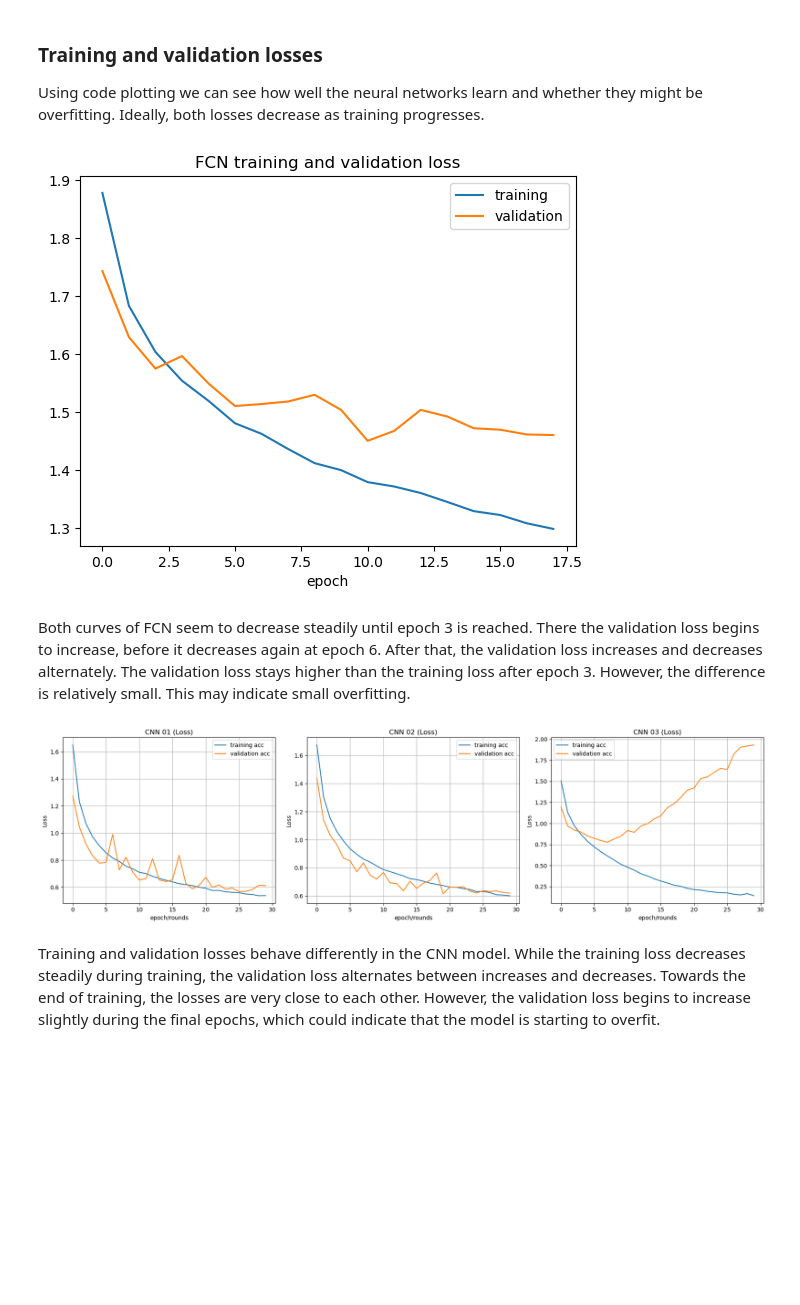
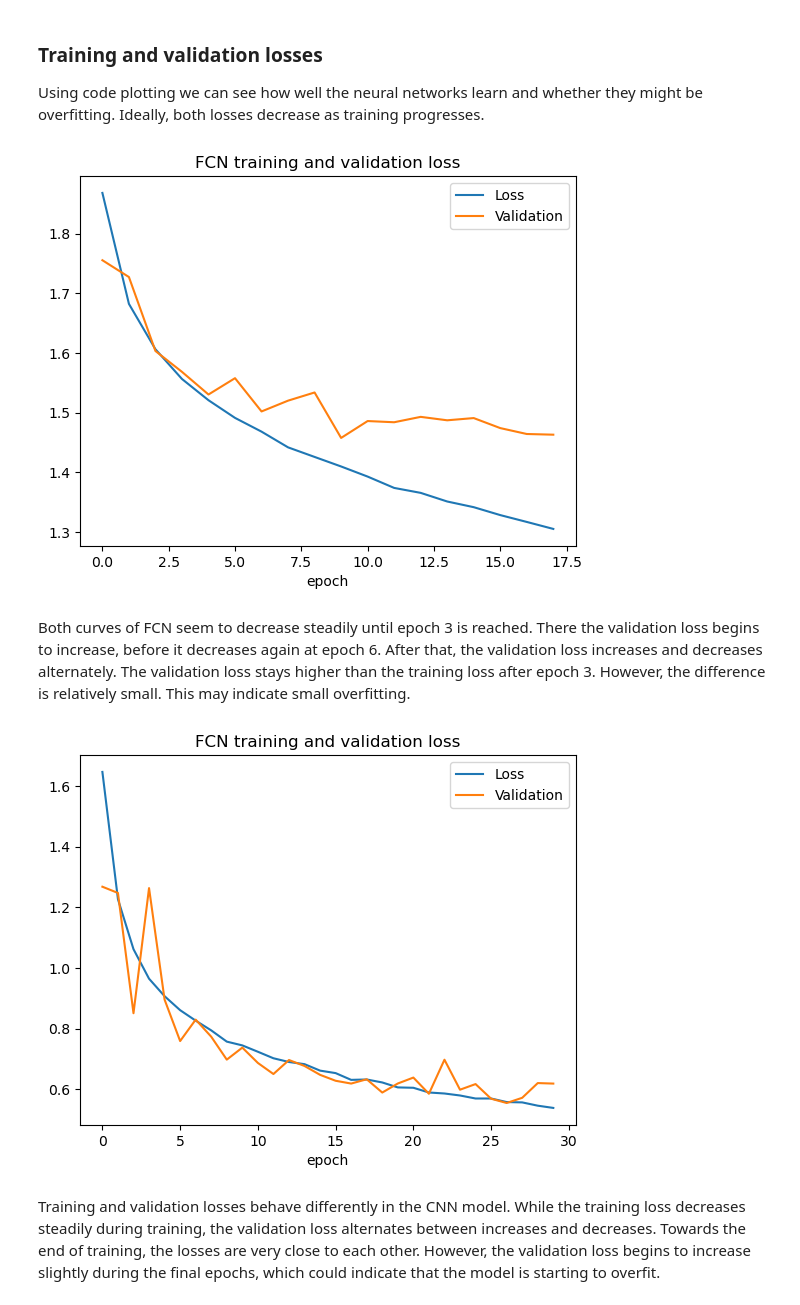
Before and after one commit to mehiis/neural-network-metropolia, a Jupyter notebook: assignment_01/assignment_01-cifar-10.ipynb, the cells around one changed output. Saved outputs shown, nothing was run; the diff lists cells and outputs as text; code cells hidden in the pictures; blank space fills up the shorter version.

```diff
--- a/assignment_01/assignment_01-cifar-10.ipynb
+++ b/assignment_01/assignment_01-cifar-10.ipynb
@@ -436,52 +455,27 @@ Using code plotting we can see how well the neural networks learn and whether th
 # %%
 #FCN
 
-plt.plot(fcc_history.history["loss"], label="training")
-plt.plot(fcc_history.history["val_loss"], label="validation")
+plt.plot(fcn_history.history["loss"], label="Loss")
+plt.plot(fcn_history.history["val_loss"], label="Validation")
 plt.xlabel("epoch")
 plt.title("FCN training and validation loss")
 plt.legend()
 plt.show()
 # %% [output]
-[figure, old version]
+[figure, new version]
 # %% [markdown]
 Both curves of FCN seem to decrease steadily until epoch 3 is reached. There the validation loss begins to increase, before it decreases again at epoch 6. After that, the validation loss increases and decreases alternately. The validation loss stays higher than the training loss after epoch 3. However, the difference is relatively small. This may indicate small overfitting.
 # %%
 #CNN
 
-fig, (ax1, ax2, ax3) = plt.subplots(1, 3, figsize=(18, 5))
-
-# CNN 01
-ax1.plot(cnn_history_01.history["loss"], label="training acc")
-ax1.plot(cnn_history_01.history["val_loss"], label="validation acc")
-ax1.set_xlabel("epoch/rounds")
-ax1.set_ylabel("Loss")
-ax1.set_title("CNN 01 (Loss)")
-ax1.legend()
-ax1.grid(True)
-
-# CNN 02
-ax2.plot(cnn_history_02.history["loss"], label="training acc")
-ax2.plot(cnn_history_02.history["val_loss"], label="validation acc")
-ax2.set_xlabel("epoch/rounds")
-ax2.set_ylabel("Loss")
-ax2.set_title("CNN 02 (Loss)")
-ax2.legend()
-ax2.grid(True)
-
-# CNN 03
-ax3.plot(cnn_history_03.history["loss"], label="training acc")
-ax3.plot(cnn_history_03.history["val_loss"], label="validation acc")
-ax3.set_xlabel("epoch/rounds")
-ax3.set_ylabel("Loss")
-ax3.set_title("CNN 03 (Loss)")
-ax3.legend()
-ax3.grid(True)
-
-plt.tight_layout()
+plt.plot(cnn_history_01.history["loss"], label="Loss")
+plt.plot(cnn_history_01.history["val_loss"], label="Validation")
+plt.xlabel("epoch")
+plt.title("FCN training and validation loss")
+plt.legend()
 plt.show()
 # %% [output]
-[figure, old version]
+[figure, new version]
 # %% [markdown]
 Training and validation losses behave differently in the CNN model. While the training loss decreases steadily during training, the validation loss alternates between increases and decreases. Towards the end of training, the losses are very close to each other. However, the validation loss begins to increase slightly during the final epochs, which could indicate that the model is starting to overfit.
 # %% [markdown]
```
Also changed, not shown: parts of 22 cells of this notebook.
